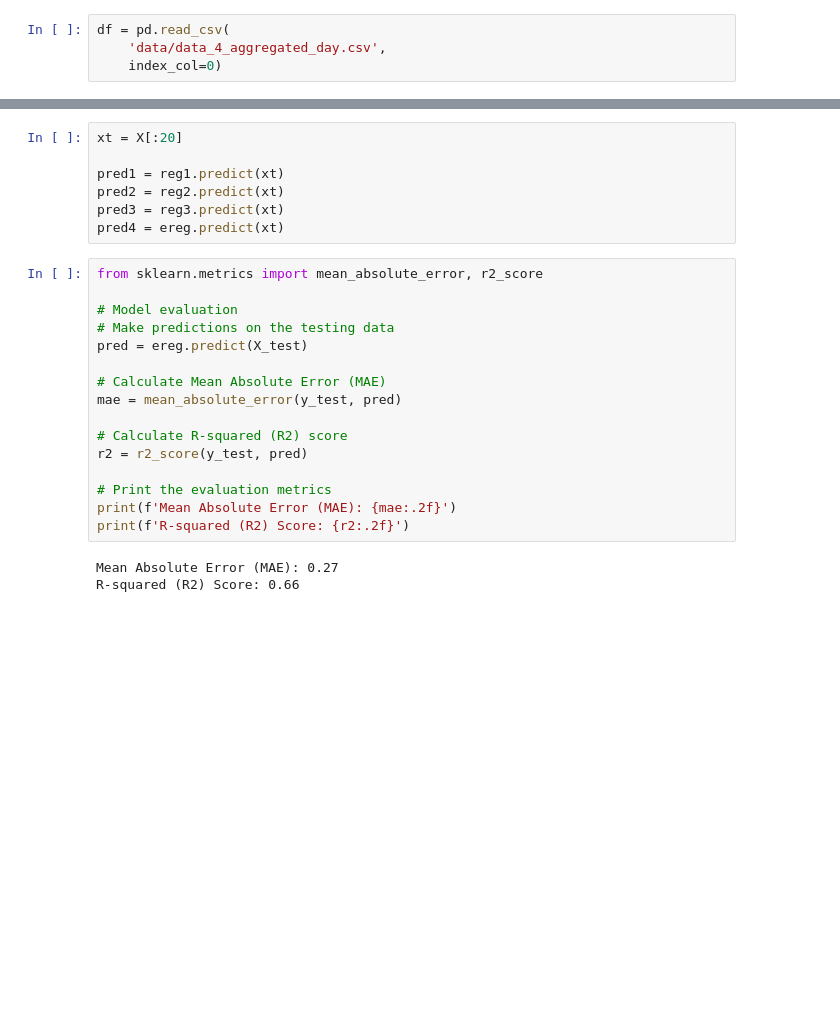
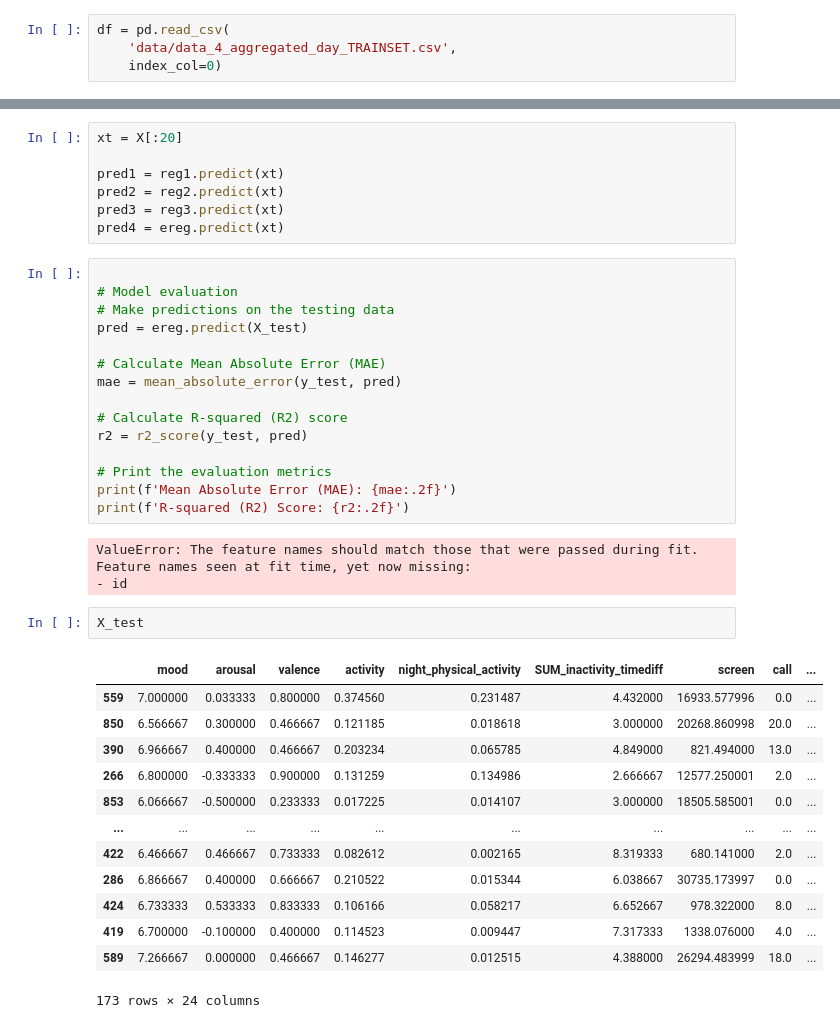
Before and after one commit to ardaergin/DMT, a Jupyter notebook: task_2_arda2.ipynb, the cells around one changed output, grey strips where cells are left out. Cells and saved outputs as stored; diff of their text form; blank space fills up the shorter version.

```diff
--- a/task_2_arda2.ipynb
+++ b/task_2_arda2.ipynb
@@ -29,5 +29,5 @@ from sklearn.model_selection import cross_val_score
 from sklearn.neighbors import KNeighborsClassifier
 # %%
 df = pd.read_csv(
-    'data/data_4_aggregated_day.csv',
+    'data/data_4_aggregated_day_TRAINSET.csv',
     index_col=0)
@@ -310,7 +316,6 @@ pred2 = reg2.predict(xt)
 pred3 = reg3.predict(xt)
 pred4 = ereg.predict(xt)
 # %%
-from sklearn.metrics import mean_absolute_error, r2_score
 
 # Model evaluation
 # Make predictions on the testing data
@@ -326,5 +331,22 @@ r2 = r2_score(y_test, pred)
 print(f'Mean Absolute Error (MAE): {mae:.2f}')
 print(f'R-squared (R2) Score: {r2:.2f}')
 # %% [output]
-Mean Absolute Error (MAE): 0.27
-R-squared (R2) Score: 0.66
+ValueError: The feature names should match those that were passed during fit.
+Feature names seen at fit time, yet now missing:
+- id
+# %%
+X_test
+# %% [output]
+|  | mood | arousal | valence | activity | night_physical_activity | SUM_inactivity_timediff | screen | call | ... |
+| 559 | 7.000000 | 0.033333 | 0.800000 | 0.374560 | 0.231487 | 4.432000 | 16933.577996 | 0.0 | ... |
+| 850 | 6.566667 | 0.300000 | 0.466667 | 0.121185 | 0.018618 | 3.000000 | 20268.860998 | 20.0 | ... |
+| 390 | 6.966667 | 0.400000 | 0.466667 | 0.203234 | 0.065785 | 4.849000 | 821.494000 | 13.0 | ... |
+| 266 | 6.800000 | -0.333333 | 0.900000 | 0.131259 | 0.134986 | 2.666667 | 12577.250001 | 2.0 | ... |
+| 853 | 6.066667 | -0.500000 | 0.233333 | 0.017225 | 0.014107 | 3.000000 | 18505.585001 | 0.0 | ... |
+| ... | ... | ... | ... | ... | ... | ... | ... | ... | ... |
+| 422 | 6.466667 | 0.466667 | 0.733333 | 0.082612 | 0.002165 | 8.319333 | 680.141000 | 2.0 | ... |
+| 286 | 6.866667 | 0.400000 | 0.666667 | 0.210522 | 0.015344 | 6.038667 | 30735.173997 | 0.0 | ... |
+| 424 | 6.733333 | 0.533333 | 0.833333 | 0.106166 | 0.058217 | 6.652667 | 978.322000 | 8.0 | ... |
+| 419 | 6.700000 | -0.100000 | 0.400000 | 0.114523 | 0.009447 | 7.317333 | 1338.076000 | 4.0 | ... |
+| 589 | 7.266667 | 0.000000 | 0.466667 | 0.146277 | 0.012515 | 4.388000 | 26294.483999 | 18.0 | ... |
+173 rows × 24 columns
```
Also changed, not shown: parts of 5 cells of this notebook, 1 other file.
